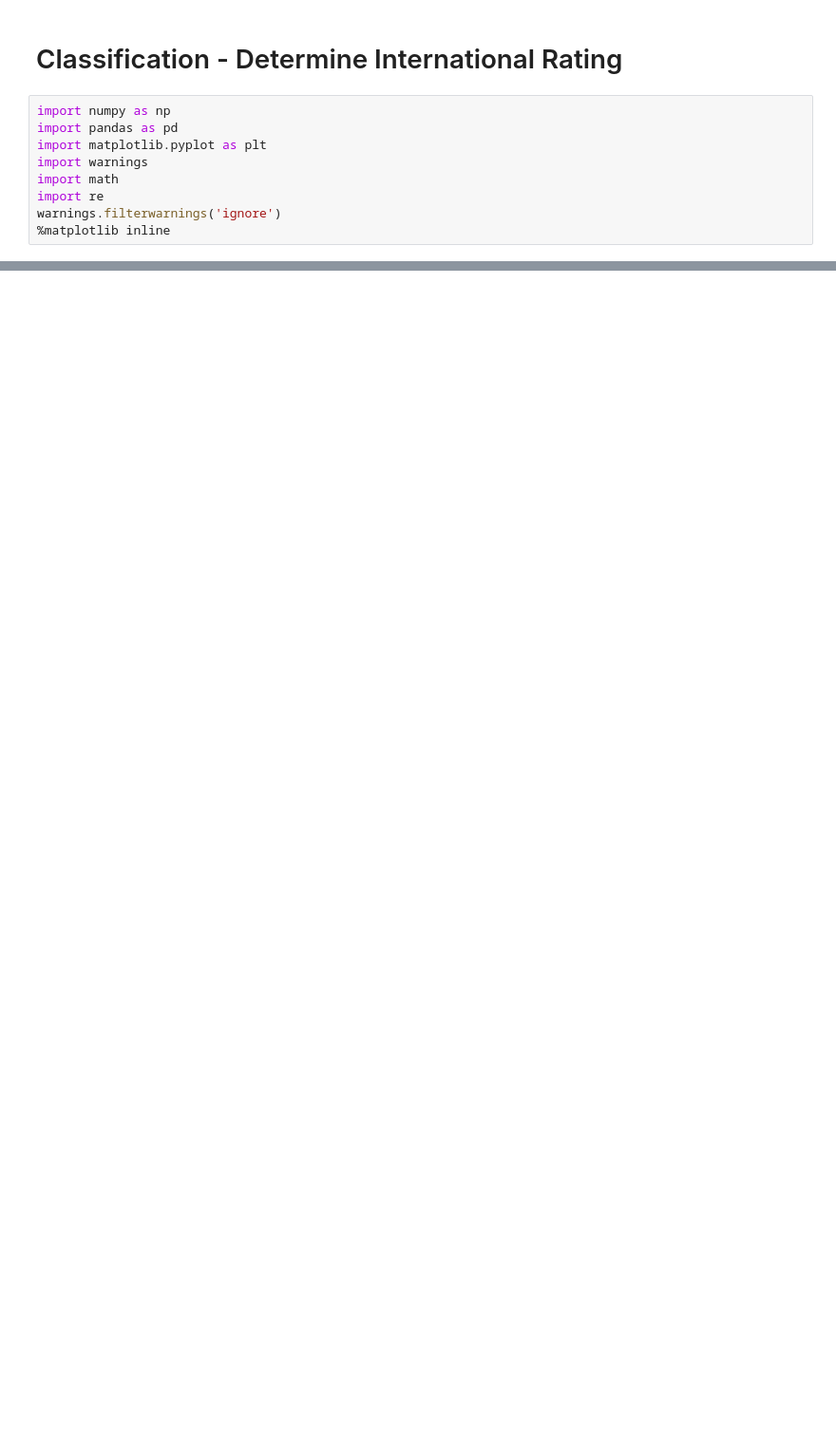
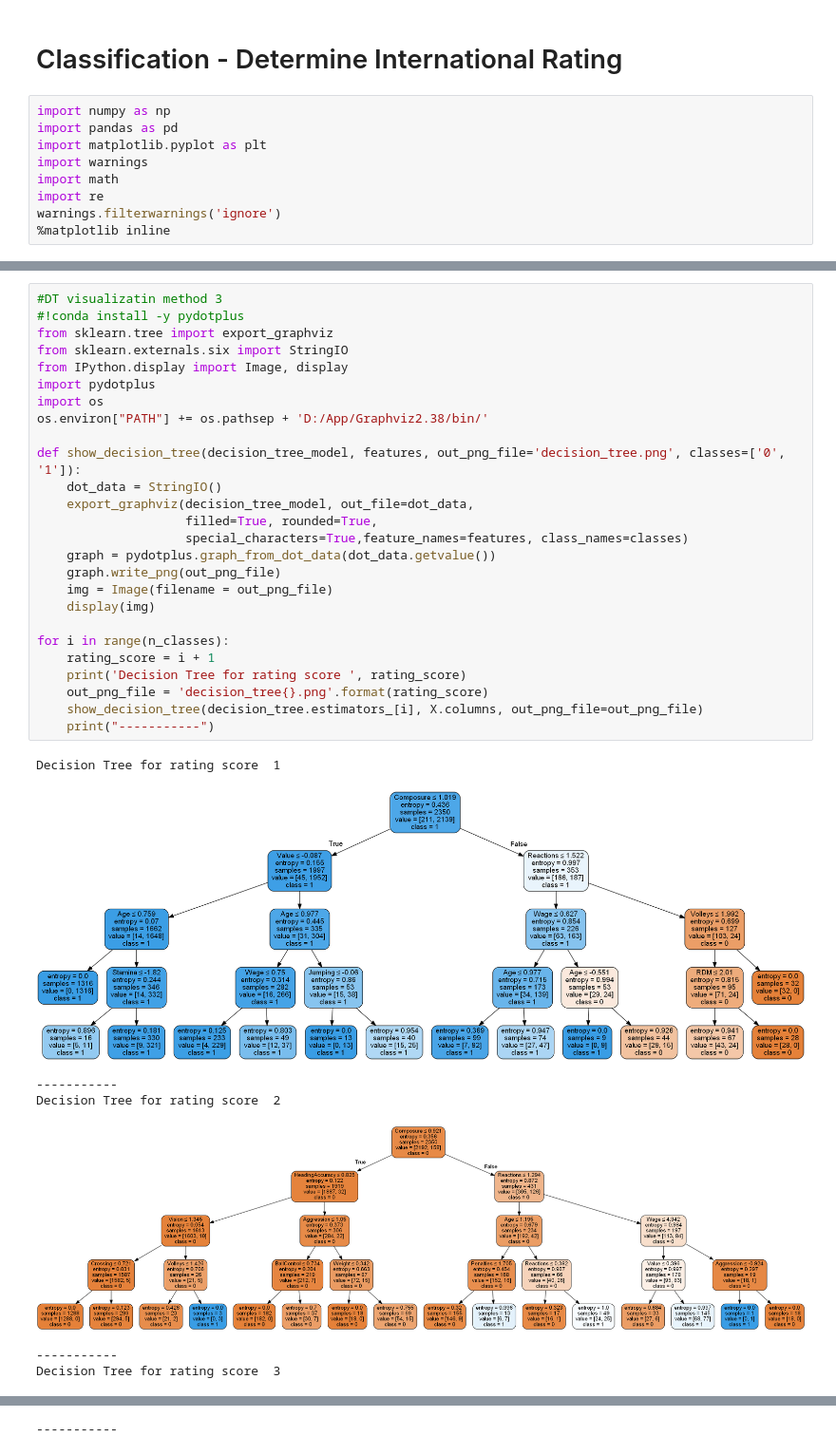
Before and after one commit to caoliang/psupr-CA1-project, a Jupyter notebook: classification-data.ipynb, the cells around one changed output, grey strips where cells are left out. Shown at 95% size. Drawn from its saved outputs; the diff is of its cells as text; blank space fills up the shorter version.

```diff
--- a/classification-data.ipynb
+++ b/classification-data.ipynb
@@ -430,0 +326,34 @@ sample_data['Skill Moves'].fillna(int(sample_data['Skill Moves'].mean()), inplac
+# %%
+#DT visualizatin method 3
+#!conda install -y pydotplus
+from sklearn.tree import export_graphviz
+from sklearn.externals.six import StringIO
+from IPython.display import Image, display
+import pydotplus
+import os
+os.environ["PATH"] += os.pathsep + 'D:/App/Graphviz2.38/bin/'
+
+def show_decision_tree(decision_tree_model, features, out_png_file='decision_tree.png', classes=['0', '1']):
+    dot_data = StringIO()
+    export_graphviz(decision_tree_model, out_file=dot_data,
+                    filled=True, rounded=True,
+                    special_characters=True,feature_names=features, class_names=classes)
+    graph = pydotplus.graph_from_dot_data(dot_data.getvalue())
+    graph.write_png(out_png_file)
+    img = Image(filename = out_png_file)
+    display(img)
+
+for i in range(n_classes):
+    rating_score = i + 1
+    print('Decision Tree for rating score ', rating_score)
+    out_png_file = 'decision_tree{}.png'.format(rating_score)
+    show_decision_tree(decision_tree.estimators_[i], X.columns, out_png_file=out_png_file)
+    print("-----------")
+# %% [output]
+Decision Tree for rating score  1
+[figure, added]
+-----------
+Decision Tree for rating score  2
+[figure, added]
+-----------
+Decision Tree for rating score  3
@@ -430,0 +364 @@ sample_data['Skill Moves'].fillna(int(sample_data['Skill Moves'].mean()), inplac
+-----------
```
Also changed, not shown: parts of 37 cells of this notebook, 6 other files.
